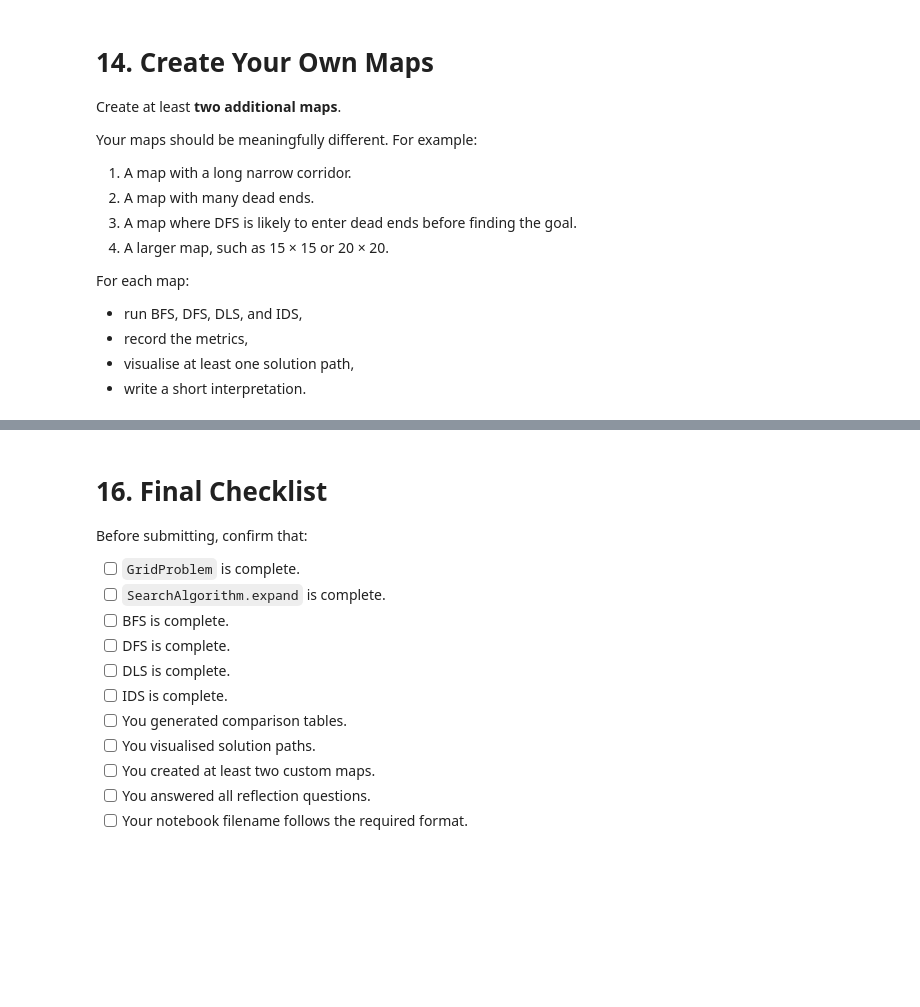
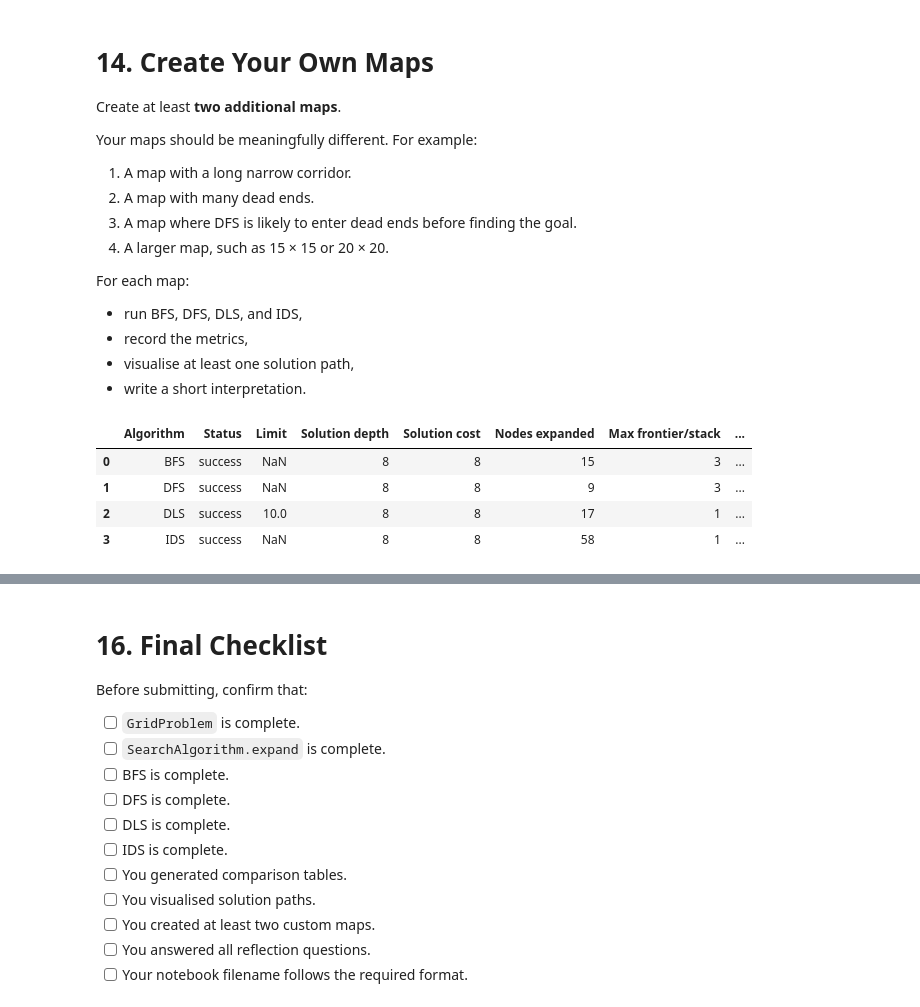
Before and after one commit to dbaffourd-ai/intro-to-ai-lab1, a Jupyter notebook: Lab_1_Part_A.ipynb, the cells around one changed output, grey strips where cells are left out. Saved outputs shown, nothing was run; the diff lists cells and outputs as text; code cells hidden in the pictures; blank space fills up the shorter version.

```diff
--- a/Lab_1_Part_A.ipynb
+++ b/Lab_1_Part_A.ipynb
@@ -1076,23 +968,31 @@ For each map:
 - visualise at least one solution path,
 - write a short interpretation.
 # %%
-# TODO 10:
-# Create your first custom map here.
-
 custom_grid_1 = [
-    # Replace this with your own grid.
+    [0, 0, 0, 1, 0],
+    [1, 1, 0, 1, 0],
+    [0, 0, 0, 0, 0],
+    [0, 1, 1, 1, 0],
+    [0, 0, 0, 0, 0],
 ]
 
-custom_start_1 = None
-custom_goal_1 = None
+custom_start_1 = (0, 0)
+custom_goal_1 = (4, 4)
 
-# Example after completing:
-# custom_problem_1 = GridProblem(custom_grid_1, custom_start_1, custom_goal_1)
-# custom_results_1 = [
-#     bfs.search(custom_problem_1),
-#     dfs.search(custom_problem_1),
-#     dls.search(custom_problem_1, limit=20),
-#     ids.search(custom_problem_1, max_depth=40),
-# ]
-# show_results(custom_results_1)
+custom_problem_1 = GridProblem(custom_grid_1, custom_start_1, custom_goal_1)
+
+custom_results_1 = [
+    bfs.search(custom_problem_1),
+    dfs.search(custom_problem_1),
+    dls.search(custom_problem_1),
+    ids.search(custom_problem_1),
+]
+
+show_results(custom_results_1)
+# %% [output]
+|  | Algorithm | Status | Limit | Solution depth | Solution cost | Nodes expanded | Max frontier/stack | ... |
+| 0 | BFS | success | NaN | 8 | 8 | 15 | 3 | ... |
+| 1 | DFS | success | NaN | 8 | 8 | 9 | 3 | ... |
+| 2 | DLS | success | 10.0 | 8 | 8 | 17 | 1 | ... |
+| 3 | IDS | success | NaN | 8 | 8 | 58 | 1 | ... |
 # %%
```
Also changed, not shown: parts of 11 cells of this notebook.
